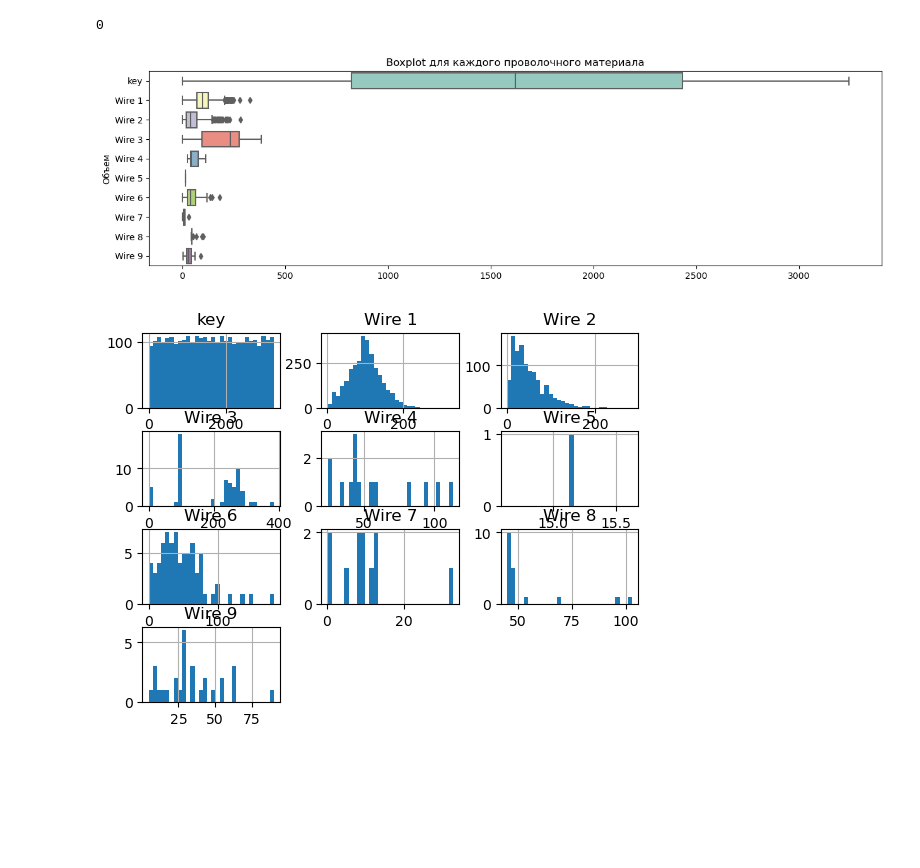
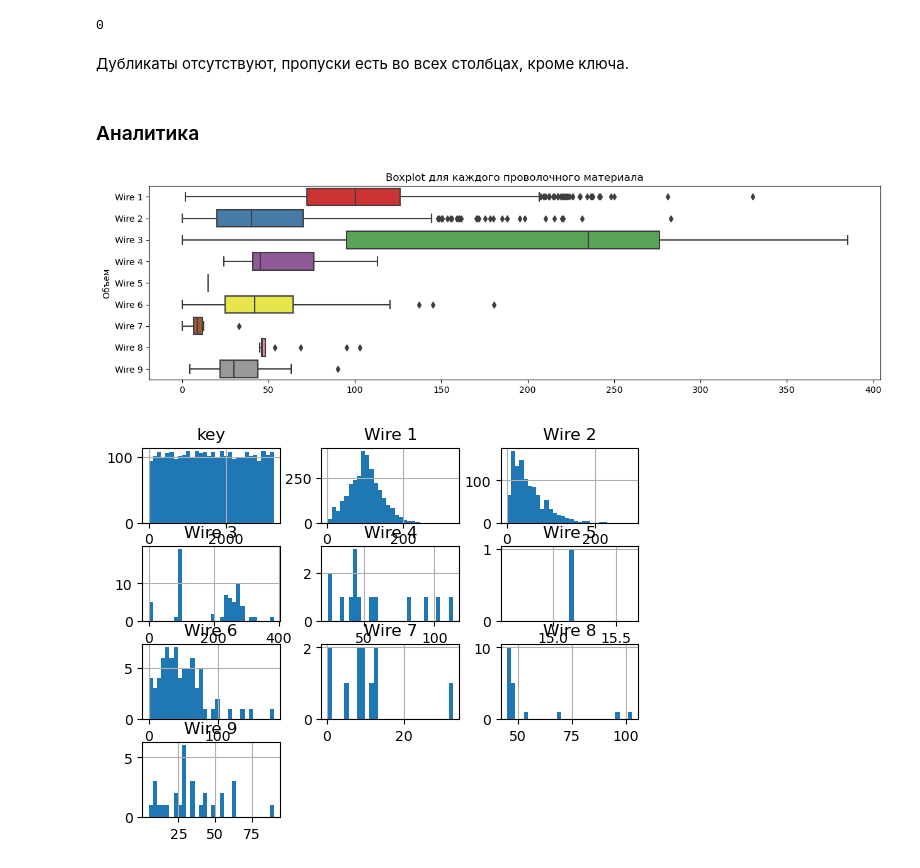
Before and after one commit to VSXV/Data-Science-Projects, a Jupyter notebook: 19. production costs/production costs.ipynb, the cells around one changed output. Saved outputs shown, nothing was run; the diff lists cells and outputs as text; code cells hidden in the pictures; blank space fills up the shorter version.

```diff
--- a/19. production costs/production costs.ipynb
+++ b/19. production costs/production costs.ipynb
@@ -678,14 +827,20 @@ data_wire.sample(5)
 data_wire.duplicated().sum()
 # %% [output]
 0
+# %% [markdown]
+Дубликаты отсутствуют, пропуски есть во всех столбцах, кроме ключа.
+# %% [markdown]
+### Аналитика
+# %%
+wire_columns = [col for col in data_wire.columns if "Wire " in col]
 # %%
 plt.figure(figsize=(15, 4))
-sns.boxplot(data=data_wire, orient='h', palette='Set3')
+sns.boxplot(data=data_wire[wire_columns], orient='h', palette='Set1')
 plt.title('Boxplot для каждого проволочного материала')
 plt.ylabel('Объем')
 plt.show()
 # %% [output]
-[figure, old version]
+[figure, new version]
 # %%
 data_wire.hist(bins=30)
 plt.xlabel('Объем')
```
Also changed, not shown: parts of 83 cells of this notebook, 1 other file.
